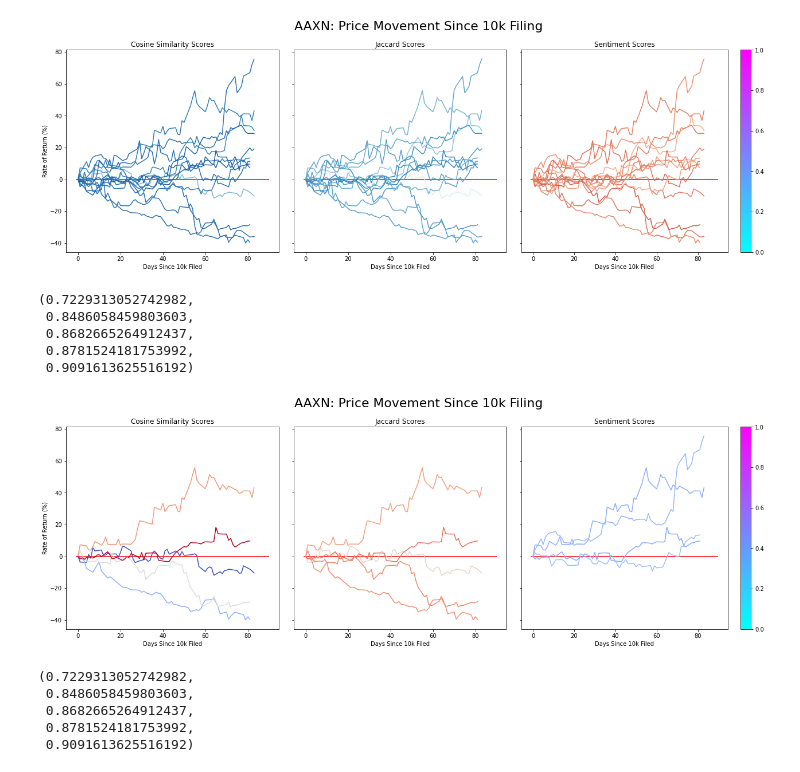
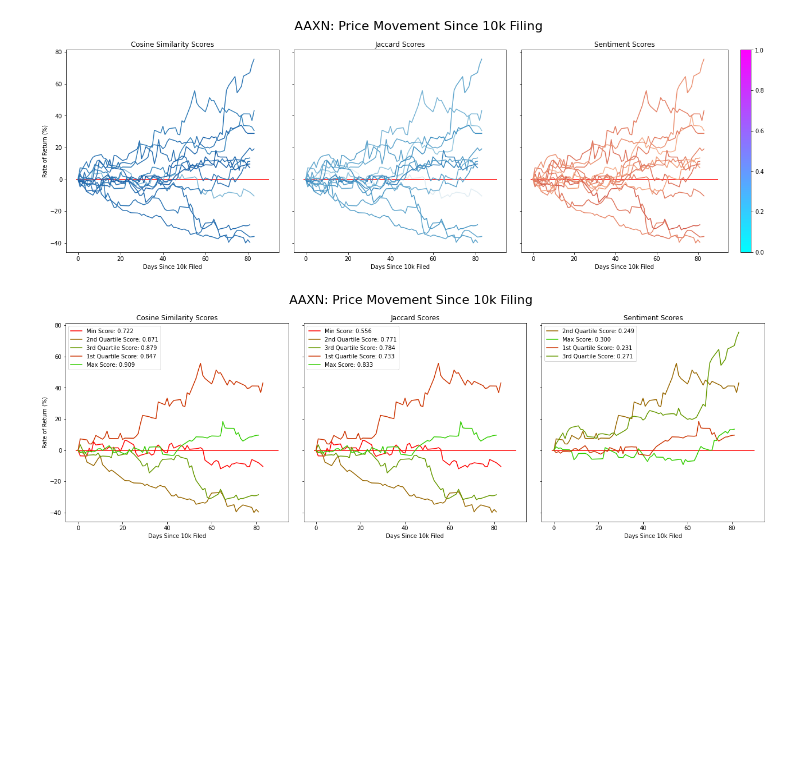
Before and after one commit to rlew631/NLP_stock_analysis, a Jupyter notebook: 10k_visualization.ipynb, the cells around one changed output. Drawn from its saved outputs; the diff is of its cells as text; code cells hidden in the pictures; blank space fills up the shorter version.

Commit message:
Mapped colors to quartiles in graph, added legend

```diff
--- a/10k_visualization.ipynb
+++ b/10k_visualization.ipynb
@@ -443,31 +443,17 @@ for i,j in enumerate(ax3.lines):
     j.set_color(colors[i])
 # %% [output]
 [figure]
-# %%
-jaccard_scores = prices_df.describe().jaccard_score
-sent_scores = prices_df.describe().sentiment_score
-cosine_scores = prices_df.describe().cosine_score
-
-quantiles = jaccard_scores['min'],jaccard_scores['25%'],jaccard_scores['50%'],jaccard_scores['75%'],jaccard_scores['max']
-quantiles = sent_scores['min'],sent_scores['25%'],sent_scores['50%'],sent_scores['75%'],sent_scores['max']
-quantiles = cosine_scores['min'],cosine_scores['25%'],cosine_scores['50%'],cosine_scores['75%'],cosine_scores['max']
-quantiles
-# %% [output]
-(0.7229313052742982,
- 0.8486058459803603,
- 0.8682665264912437,
- 0.8781524181753992,
- 0.9091613625516192)
 # %%
 # The color mapping for the first graph is wrong!!!! it is being done chronologically, not based on the score.
 # The values being passed and the color mappings are correct though!
 
-cmap2 = sns.color_palette("coolwarm", as_cmap=True)
+cmap2 = cm.get_cmap('brg')
 start_dates = list(prices_df[prices_df['cosine_score'] > 0].index)
 
 f, (ax1, ax2, ax3) = plt.subplots(1, 3,
                              sharey=True,
-                             gridspec_kw={'width_ratios':[7,7,8.5],
+                             gridspec_kw={#'width_ratios':[7,7,8.5],
+                                          'width_ratios':[7,7,7],
                                           'height_ratios':[7]}
                             )
 
@@ -493,56 +479,68 @@ for i in range(len(start_dates)-1):
         cos_scores.append(plot_df.cosine_score.sum())
         time_elapsed = [(date - list(plot_df.dates)[0]).days for date in list(plot_df.dates)]
         opening_prices = np.multiply(np.subtract(np.divide(list(plot_df.Open.values),list(plot_df.Open.values)[0]),1),100)
-        ax1.plot(time_elapsed, opening_prices)
-#colors = [cmap2(i) for i in quartiles]
-colors = [cmap2(i) for i in np.linspace(0,1,5)]
-for i,line in enumerate(ax1.lines):
-    line.set_color(colors[i])
+        if plot_df.cosine_score.values[0] == quartiles[0]:
+            ax1.plot(time_elapsed, opening_prices, label = 'Min Score: ' + str(quartiles[0])[:5], color = cmap2(0.5))
+        elif plot_df.cosine_score.values[0] == quartiles[1]:
+            ax1.plot(time_elapsed, opening_prices, label = '1st Quartile Score: ' + str(quartiles[1])[:5], color = cmap2(0.6))
+        elif plot_df.cosine_score.values[0] == quartiles[2]:
+            ax1.plot(time_elapsed, opening_prices, label = '2nd Quartile Score: ' + str(quartiles[2])[:5], color = cmap2(0.7))
+        elif plot_df.cosine_score.values[0] == quartiles[3]:
+            ax1.plot(time_elapsed, opening_prices, label = '3rd Quartile Score: ' + str(quartiles[3])[:5], color = cmap2(0.8))
+        elif plot_df.cosine_score.values[0] == quartiles[4]:
+            ax1.plot(time_elapsed, opening_prices, label = 'Max Score: ' + str(quartiles[4])[:5], color = cmap2(0.9))
+ax1.legend(loc='upper left')
 
 ## Plot 2
 ax2.title.set_text('Jaccard Scores')
 plt.setp(ax2, xlabel='Days Since 10k Filed')
 ax2.hlines(0,xmin = -1,xmax = 90, color='red')
 
 jaccard_scores = []
 jaccard_list = sorted([value for value in list(prices_df.jaccard_score.values) if value >=0])
 quartiles = [jaccard_list[0],jaccard_list[num_vals//4],jaccard_list[num_vals//2],jaccard_list[num_vals*3//4],jaccard_list[num_vals-1]]
 for i in range(len(start_dates)-1):
     plot_df = prices_df.iloc[start_dates[i]:start_dates[i+1],:]
     if plot_df.jaccard_score.values[0] in quartiles:
         jaccard_scores.append(plot_df.jaccard_score.sum())
         time_elapsed = [(date - list(plot_df.dates)[0]).days for date in list(plot_df.dates)]
         opening_prices = np.multiply(np.subtract(np.divide(list(plot_df.Open.values),list(plot_df.Open.values)[0]),1),100)
-        ax2.plot(time_elapsed, opening_prices)
-colors = [cmap2(i) for i in jaccard_scores]
-for i,line in enumerate(ax2.lines):
-    line.set_color(colors[i])
+        if plot_df.jaccard_score.values[0] == quartiles[0]:
+            ax2.plot(time_elapsed, opening_prices, label = 'Min Score: ' + str(quartiles[0])[:5], color = cmap2(0.5))
+        elif plot_df.jaccard_score.values[0] == quartiles[1]:
+            ax2.plot(time_elapsed, opening_prices, label = '1st Quartile Score: ' + str(quartiles[1])[:5], color = cmap2(0.6))
+        elif plot_df.jaccard_score.values[0] == quartiles[2]:
+            ax2.plot(time_elapsed, opening_prices, label = '2nd Quartile Score: ' + str(quartiles[2])[:5], color = cmap2(0.7))
+        elif plot_df.jaccard_score.values[0] == quartiles[3]:
+            ax2.plot(time_elapsed, opening_prices, label = '3rd Quartile Score: ' + str(quartiles[3])[:5], color = cmap2(0.8))
+        elif plot_df.jaccard_score.values[0] == quartiles[4]:
+            ax2.plot(time_elapsed, opening_prices, label = 'Max Score: ' + str(quartiles[4])[:5], color = cmap2(0.9))
+ax2.legend(loc='upper left')
 
 ## Plot 3
 ax3.title.set_text('Sentiment Scores')
 plt.setp(ax3, xlabel='Days Since 10k Filed')
-f.colorbar(cm.ScalarMappable(cmap=cmap), ax=ax3)
+#f.colorbar(cm.ScalarMappable(cmap=cmap2), ax=ax3)
 ax3.hlines(0,xmin = -1,xmax = 90, color='red')
 sentiment_scores = []
 sentiment_list = sorted([value for value in list(prices_df.sentiment_score.values) if value >=0])
 quartiles = [sentiment_list[0],sentiment_list[num_vals//4],sentiment_list[num_vals//2],sentiment_list[num_vals*3//4],sentiment_list[num_vals-1]]
 for i in range(len(start_dates)-1):
     plot_df = prices_df.iloc[start_dates[i]:start_dates[i+1],:]
     if plot_df.sentiment_score.values[0] in quartiles:
         sentiment_scores.append(plot_df.sentiment_score.sum())
         time_elapsed = [(date - list(plot_df.dates)[0]).days for date in list(plot_df.dates)]
         opening_prices = np.multiply(np.subtract(np.divide(list(plot_df.Open.values),list(plot_df.Open.values)[0]),1),100)
-        ax3.plot(time_elapsed, opening_prices)
-colors = [cmap2(i) for i in sentiment_scores]
-for i,line in enumerate(ax3.lines):
-    line.set_color(colors[i])
+        if plot_df.sentiment_score.values[0] == quartiles[0]:
+            ax3.plot(time_elapsed, opening_prices, label = 'Min Score: ' + str(quartiles[0])[:5], color = cmap2(0.5))
+        elif plot_df.sentiment_score.values[0] == quartiles[1]:
+            ax3.plot(time_elapsed, opening_prices, label = '1st Quartile Score: ' + str(quartiles[1])[:5], color = cmap2(0.6))
+        elif plot_df.sentiment_score.values[0] == quartiles[2]:
+            ax3.plot(time_elapsed, opening_prices, label = '2nd Quartile Score: ' + str(quartiles[2])[:5], color = cmap2(0.7))
+        elif plot_df.sentiment_score.values[0] == quartiles[3]:
+            ax3.plot(time_elapsed, opening_prices, label = '3rd Quartile Score: ' + str(quartiles[3])[:5], color = cmap2(0.8))
+        elif plot_df.sentiment_score.values[0] == quartiles[4]:
+            ax3.plot(time_elapsed, opening_prices, label = 'Max Score: ' + str(quartiles[4])[:5], color = cmap2(0.9))
+ax3.legend(loc='upper left');
 # %% [output]
-[figure, old version]
+[figure, new version]
-# %%
-quantiles
-# %% [output]
-(0.7229313052742982,
- 0.8486058459803603,
- 0.8682665264912437,
- 0.8781524181753992,
- 0.9091613625516192)
```
Also changed, not shown: parts of 4 cells of this notebook.
